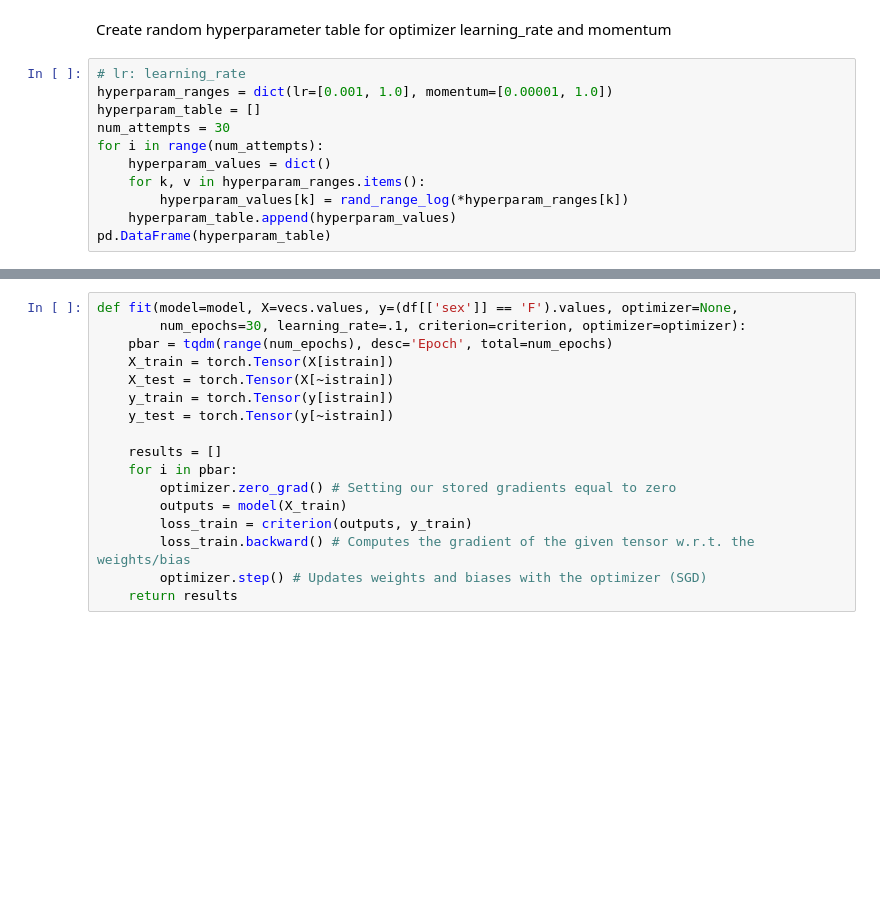
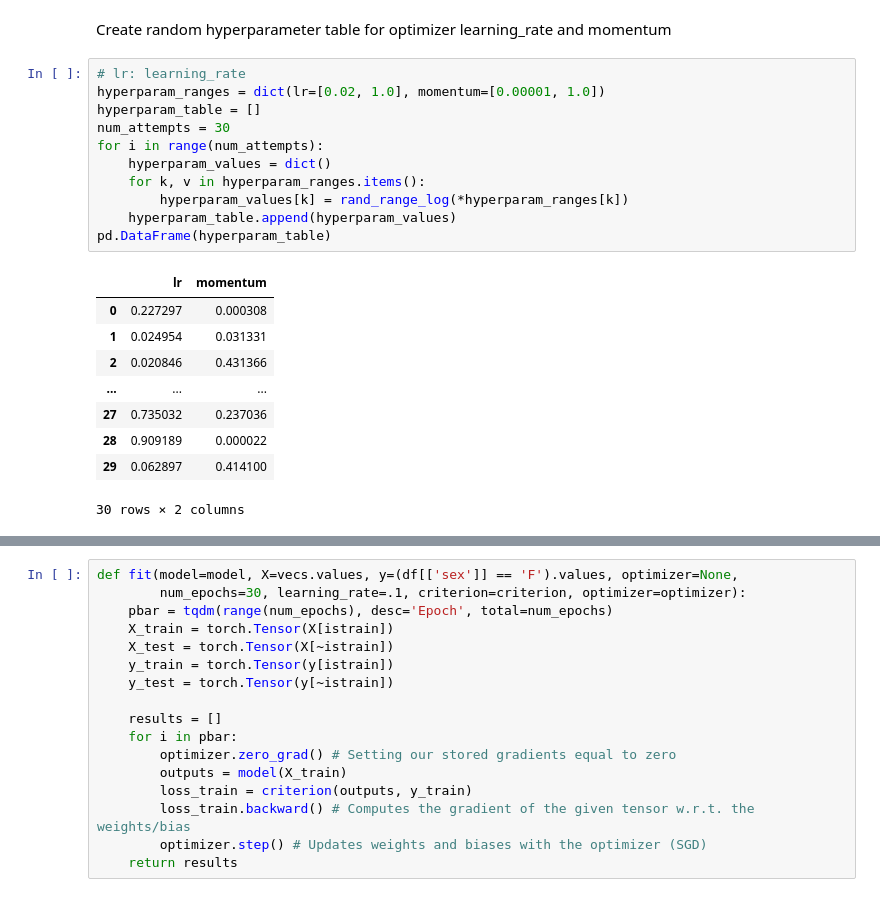
Before and after one commit to kiranraathod/nlpia2, a Jupyter notebook: src/nlpia2/ch05/ch05-name-sex-index-weighted-by-count-pytorch-tuned-learning-rate-deduped-testset.ipynb, the cells around one changed output, grey strips where cells are left out. Drawn from its saved outputs; the diff is of its cells as text; blank space fills up the shorter version.

```diff
--- a/src/nlpia2/ch05/ch05-name-sex-index-weighted-by-count-pytorch-tuned-learning-rate-deduped-testset.ipynb
+++ b/src/nlpia2/ch05/ch05-name-sex-index-weighted-by-count-pytorch-tuned-learning-rate-deduped-testset.ipynb
@@ -392,15 +443,25 @@ def rand_range_log(min_value=0.001, max_value=1):
 Create random hyperparameter table for optimizer learning_rate and momentum
 # %%
 # lr: learning_rate
-hyperparam_ranges = dict(lr=[0.001, 1.0], momentum=[0.00001, 1.0])
+hyperparam_ranges = dict(lr=[0.02, 1.0], momentum=[0.00001, 1.0])
 hyperparam_table = []
 num_attempts = 30
 for i in range(num_attempts):
     hyperparam_values = dict()
     for k, v in hyperparam_ranges.items():
         hyperparam_values[k] = rand_range_log(*hyperparam_ranges[k])
     hyperparam_table.append(hyperparam_values)
 pd.DataFrame(hyperparam_table)
+# %% [output]
+|  | lr | momentum |
+| 0 | 0.227297 | 0.000308 |
+| 1 | 0.024954 | 0.031331 |
+| 2 | 0.020846 | 0.431366 |
+| ... | ... | ... |
+| 27 | 0.735032 | 0.237036 |
+| 28 | 0.909189 | 0.000022 |
+| 29 | 0.062897 | 0.414100 |
+30 rows × 2 columns
 # %%
 model = LogisticRegressionNN(num_features=vecs.shape[1], num_outputs=1)
 model
```
Also changed, not shown: parts of 15 cells of this notebook.
